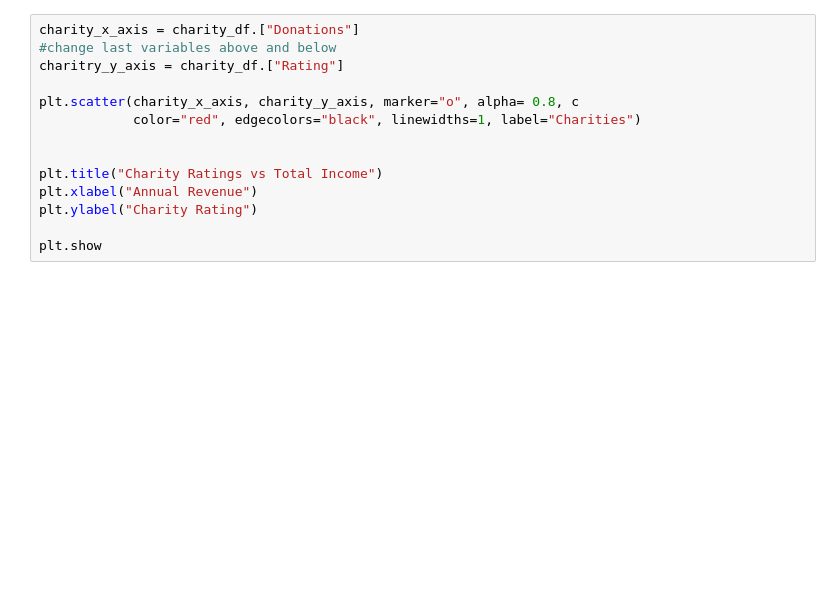
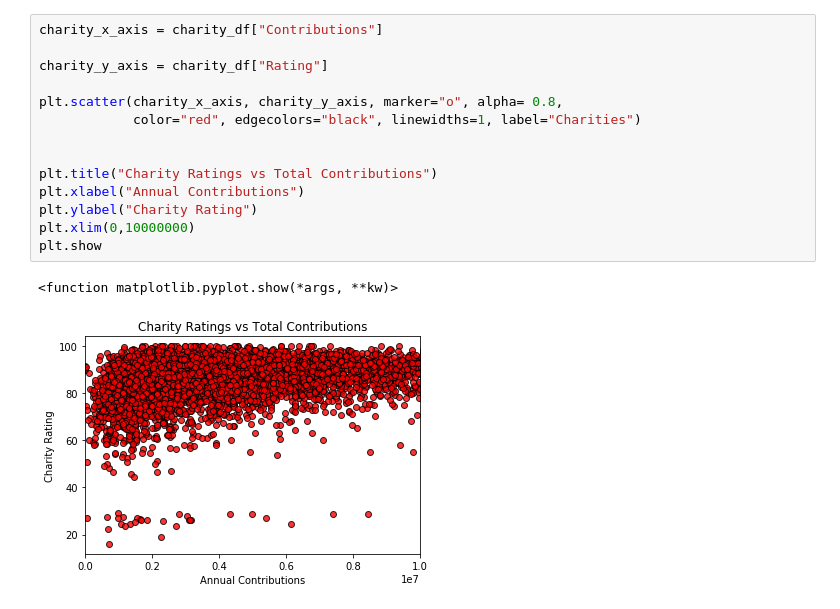
Before and after one commit to randyn/project-one, a Jupyter notebook: ScatterPlot.ipynb, the cells around one changed output. Saved outputs shown, nothing was run; the diff lists cells and outputs as text; blank space fills up the shorter version.

```diff
--- a/ScatterPlot.ipynb
+++ b/ScatterPlot.ipynb
@@ -18,14 +19,17 @@ charity_df.head()
 # %%
-charity_x_axis = charity_df.["Donations"]
-#change last variables above and below
-charitry_y_axis = charity_df.["Rating"]
+charity_x_axis = charity_df["Contributions"]
 
-plt.scatter(charity_x_axis, charity_y_axis, marker="o", alpha= 0.8, c
+charity_y_axis = charity_df["Rating"]
+
+plt.scatter(charity_x_axis, charity_y_axis, marker="o", alpha= 0.8,
             color="red", edgecolors="black", linewidths=1, label="Charities")
 
 
-plt.title("Charity Ratings vs Total Income")
-plt.xlabel("Annual Revenue")
+plt.title("Charity Ratings vs Total Contributions")
+plt.xlabel("Annual Contributions")
 plt.ylabel("Charity Rating")
-
+plt.xlim(0,10000000)
 plt.show
+# %% [output]
+<function matplotlib.pyplot.show(*args, **kw)>
+[figure, added]
```
Also changed, not shown: parts of 1 cell of this notebook.
